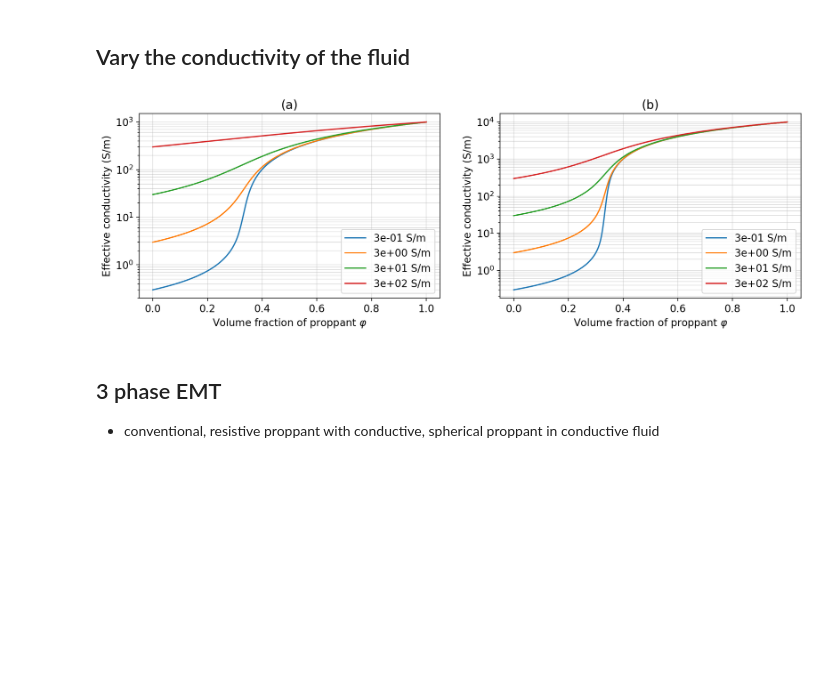
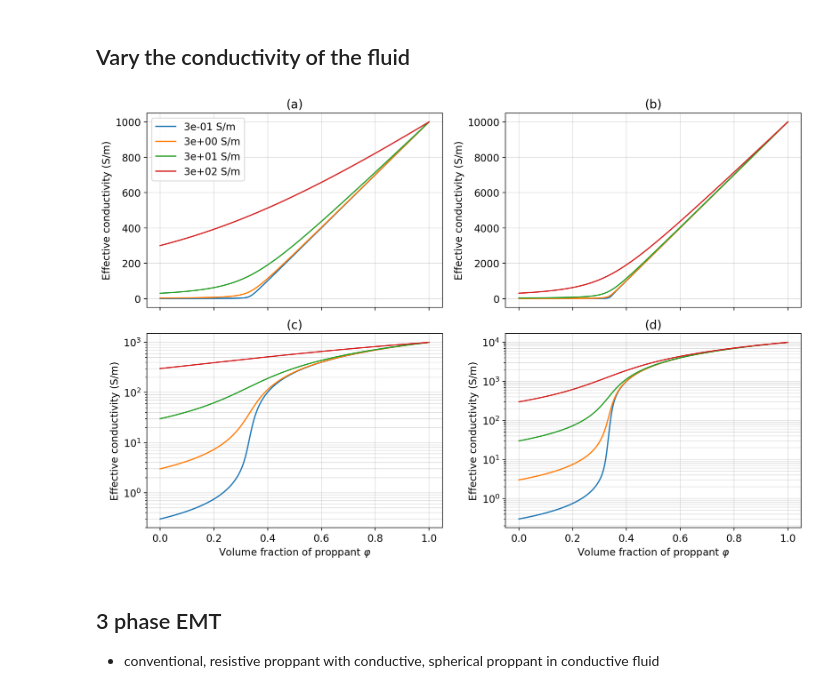
Before and after one commit to simpeg-research/heagy-2018-fracture-physprops, a Jupyter notebook: notebooks/1_proppant_fluid_mixture.ipynb, the cells around one changed output. Drawn from its saved outputs; the diff is of its cells as text; code cells hidden in the pictures; blank space fills up the shorter version.

```diff
--- a/notebooks/1_proppant_fluid_mixture.ipynb
+++ b/notebooks/1_proppant_fluid_mixture.ipynb
@@ -25,11 +25,11 @@ def getCondBounds(sig0, sig1, phi1):
 # %% [markdown]
 ## 2 phase EMT, spherical inclusions
 - conductive proppant + fluid
+# %%
+sigma1 = np.logspace(1, 5, 5) # look at a range of proppant conductivities
+phi = np.linspace(0.0, 1, 2000) # vary the volume of proppant
 # %%
-scemt = Maps.SelfConsistentEffectiveMedium(sigma0=sigma_fluid, sigma1=1)
+scemt = Maps.SelfConsistentEffectiveMedium(sigma0=sigma_fluid, sigma1=1, nP=len(phi), maxIter=100)
-# %%
-sigma1 = np.logspace(1, 5, 5) # look at a range of proppant conductivities
-phi = np.linspace(0.0, 1, 1000) # vary the volume of proppant
 # %%
 sige = np.zeros([phi.size, sigma1.size])
 
@@ -65,20 +75,37 @@ for j, sp in enumerate(sigma1):
         scemt.sigma0 = s
         sige[:, i, j] = scemt * phi
 # %%
-fig, ax = plt.subplots(1, 2, figsize=(14, 4), dpi=200)
+fig, ax = plt.subplots(2, 2, figsize=(12, 8), dpi=200)
+
 
 for j in range(len(sigma1)):
 
-    ax[j].semilogy(phi, sige[:, :, j])
-    ax[j].grid(which="both", alpha=0.4)
-    ax[j].legend(["{:1.0e} S/m".format(s) for s in sigma0])
-    ax[j].set_xlabel("Volume fraction of proppant $\\varphi$")
-    ax[j].set_ylabel("Effective conductivity (S/m)")
-    ax[j].set_title("({})".format(ascii_lowercase[j]))
+    ax[0, j].plot(phi, sige[:, :, j])
+    ax[0, j].grid(which="both", alpha=0.4)
+    ax[0, j].set_ylabel("Effective conductivity (S/m)")
+    ax[0, j].set_xlabel("Volume fraction of proppant $\\varphi$")
+
+    ax[1, j].semilogy(phi, sige[:, :, j])
+    ax[1, j].grid(which="both", alpha=0.4)
+#     ax[1, j].legend(["{:1.0e} S/m".format(s) for s in sigma0])
+    ax[1, j].set_xlabel("Volume fraction of proppant $\\varphi$")
+    ax[1, j].set_ylabel("Effective conductivity (S/m)")
+
+for a in ax[0, :]:
+    a.set_xlabel('')
+    a.set_xticklabels(['']*len(a.get_xticklabels()))
+#     a.legend(["{:1.0e} S/m".format(s) for s in sigma1])
+
+
+
+ax[0, 0].legend(["{:1.0e} S/m".format(s) for s in sigma0])
+[a.set_title("({})".format(ascii_lowercase[i])) for i, a in enumerate(ax.flatten())]
+
+plt.tight_layout()
 
 fig.savefig("../figures/emt_fluid", dpi=200, bbox_inches="tight")
 # %% [output]
-[figure, old version]
+[figure, new version]
 # %% [markdown]
 ## 3 phase EMT
 - conventional, resistive proppant with conductive, spherical proppant in conductive fluid
```
Also changed, not shown: parts of 3 cells of this notebook, 10 other files.
